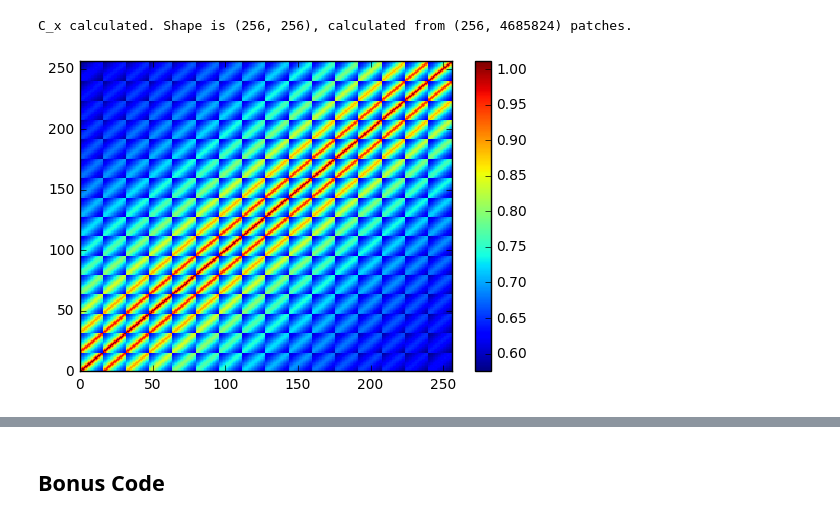
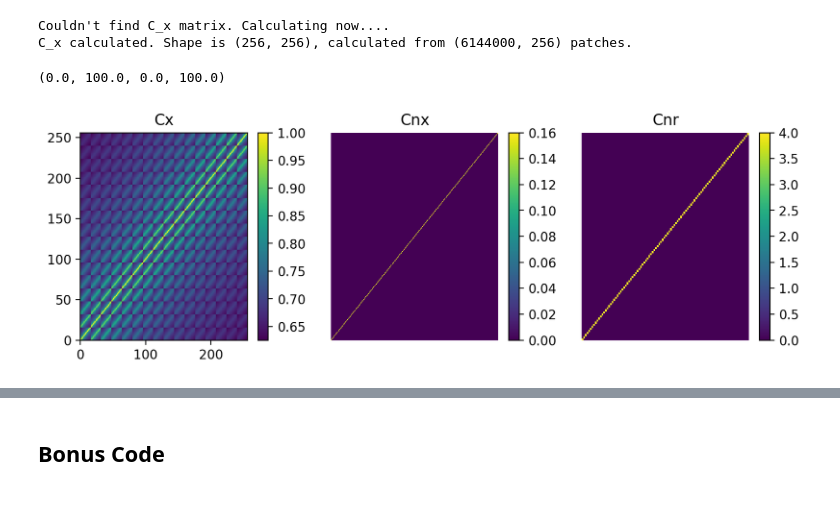
Before and after one commit to vdutell/karklinsimoncelli2011, a Jupyter notebook: Reimplementing Model - Karklin & Simoncelli 2011 .ipynb, the cells around one changed output, grey strips where cells are left out. Drawn from its saved outputs; the diff is of its cells as text; code cells hidden in the pictures.

```diff
--- a/Reimplementing Model - Karklin & Simoncelli 2011 .ipynb
+++ b/Reimplementing Model - Karklin & Simoncelli 2011 .ipynb
@@ -14,7 +19,6 @@ import utils.imreadin as imr
 # Model Parameters
 nneurons = 100
 patchsize = 16
-batchsize = 101
 iterations = 10
 testiterations = 1000
 
@@ -33,4 +37,10 @@ minact = 0.1 #5e-1
 minslo = 0.1 #1e-1
 #bslfr = 1e-1
 
-learning_rate = 10
+learning_rate =  0.01
+
+ims = 'vh_corr'
+#ims = 'vhlognorm'
+#del(vhimgs)
+
+patch_multiplier = 1
@@ -66,0 +47,10 @@ Images Loaded. Carry On!
+# %%
+def vecs2ims(imvec):
+    nims = np.shape(imvec)[0]
+    patchsize = patchparm
+    return(imvec.reshape((nims,patchsize,patchsize)))
+
+def ims2vecs(ims):
+    nims = np.shape(ims)[0]
+    patchvecsize = patchparm**2
+    return(ims.reshape((nims,-1)))
@@ -73,38 +212,62 @@ plt.colorbar()
 # %%
-#covariance parameters
-
 #global curvature of images
 try:
     cx
     #raise NameErrorException
 except NameError:
     print("Couldn't find C_x matrix. Calculating now....")
-    xr = np.reshape(np.transpose(vhims.images,(1,2,0)),(patchsize**2,-1))
-    #cx = np.cov(xr,rowvar=True)
-    cx = np.dot(xr,xr.T)/np.shape(xr)[1]
+    xr = ims2vecs(vhimgs)
+    #xr = np.reshape(vhimgs,np.shape(vhimgs(1,2,0)),(patchsize**2,-1))
+    #cx = np.cov(xr,rowvar=False)
+    #cx = np.dot(xr,xr.T)/np.shape(xr)[1]
+    cx = np.corrcoef(xr,rowvar=False)
     #cx = cx - np.dot(np.mean(xr,axis=1,keepdims=True).T,np.mean(xr,axis=1,keepdims=True))
 
 print("C_x calculated. Shape is {}, calculated from {} patches.".format(np.shape(cx),np.shape(xr)))
+
+
+#noise covariances
+cnx = np.eye(patchsize**2) * noisexsigma**2
+cnr = np.eye(nneurons) * noisersigma**2
 
 #cx = np.cov(xr)
 #cx = np.array(cx)/np.max(cx)*10**12
 #cx=cx/15
 #cx = np.dot(xr,xr.T)/npatchestotal - np.dot(np.mean(xr,axis=1,keepdims=True).T,np.mean(xr,axis=1,keepdims=True))
 #cx = np.eye(patchsize**2)
 #print(cx)
 #print(np.linalg.det(cx))
+
+plt.figure(figsize=(10,3))
+
+plt.subplot(1,3,1,title='Cx')
 plt.pcolormesh(cx)
 plt.xlim(0,patchsize**2)
 plt.ylim(0,patchsize**2)
-#plt.pcolormesh(cx)
 plt.colorbar()
+plt.axis('tight')
+#plt.axis('off')
 
-#noise covariances
-cnx = np.eye(patchsize**2) * noisexsigma**2
-cnr = np.eye(nneurons) * noisersigma**2
+plt.subplot(1,3,2,title='Cnx')
+plt.pcolormesh(cnx)
+plt.xlim(0,patchsize**2)
+plt.ylim(0,patchsize**2)
+plt.axis('off')
+plt.colorbar()
+plt.axis('tight')
+
+plt.subplot(1,3,3,title='Cnr')
+plt.pcolormesh(cnr)
+plt.xlim(0,nneurons)
+plt.ylim(0,nneurons)
+plt.colorbar()
+plt.axis('tight')
+plt.axis('off')
 # %% [output]
-C_x calculated. Shape is (256, 256), calculated from (256, 4685824) patches.
+Couldn't find C_x matrix. Calculating now....
+C_x calculated. Shape is (256, 256), calculated from (6144000, 256) patches.
+(0.0, 100.0, 0.0, 100.0)
-[figure, old version]
+[figure, new version]
 # %%
 #plt.pcolormesh(cx[0:32,200:256])
 plt.pcolormesh(cx[0:patchsize,0:patchsize])
```
Also changed, not shown: parts of 21 cells of this notebook, 4 other files.
